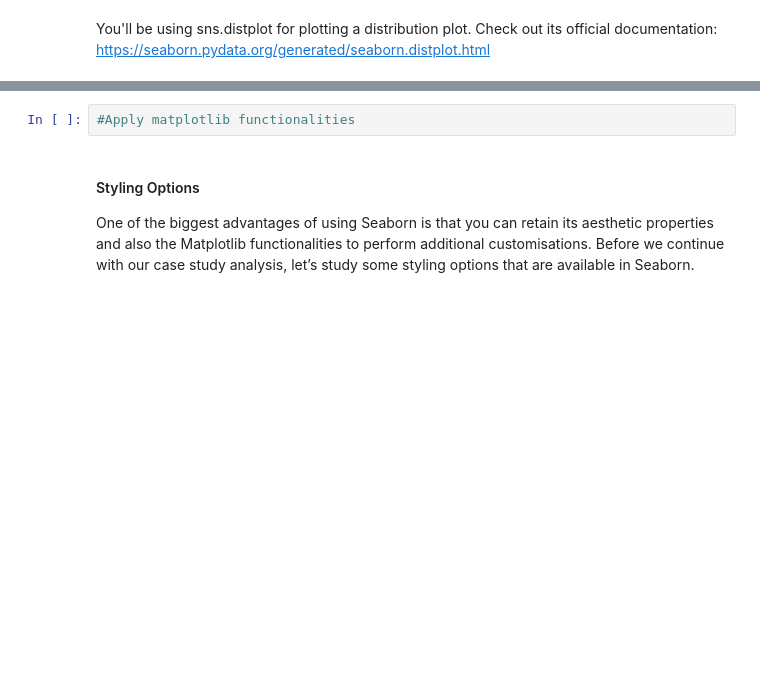
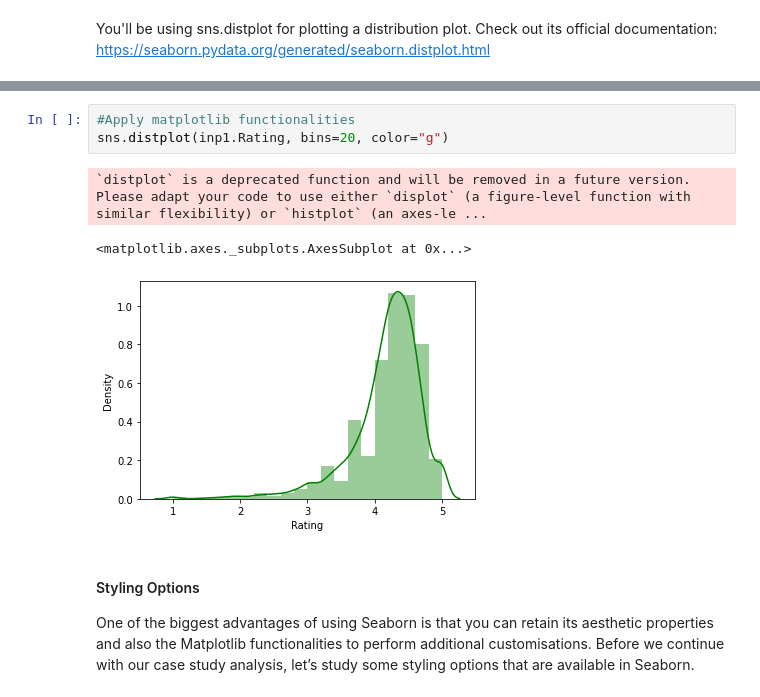
Before and after one commit to vivekkum-ar/Learn-In-IPYNB, a Jupyter notebook: Data_Visualisation_in_Python_Case_Study.ipynb, the cells around one changed output, grey strips where cells are left out. Cells and saved outputs as stored; diff of their text form; blank space fills up the shorter version.

```diff
--- a/Data_Visualisation_in_Python_Case_Study.ipynb
+++ b/Data_Visualisation_in_Python_Case_Study.ipynb
@@ -533,5 +550,10 @@ You'll be using sns.distplot for plotting a distribution plot. Check out its off
 # %%
 #Apply matplotlib functionalities
+sns.distplot(inp1.Rating, bins=20, color="g")
+# %% [output]
+`distplot` is a deprecated function and will be removed in a future version. Please adapt your code to use either `displot` (a figure-level function with similar flexibility) or `histplot` (an axes-le ...
+<matplotlib.axes._subplots.AxesSubplot at 0x...>
+[figure, added]
 # %% [markdown]
 #### Styling Options
 
```
Also changed, not shown: parts of 50 cells of this notebook.
